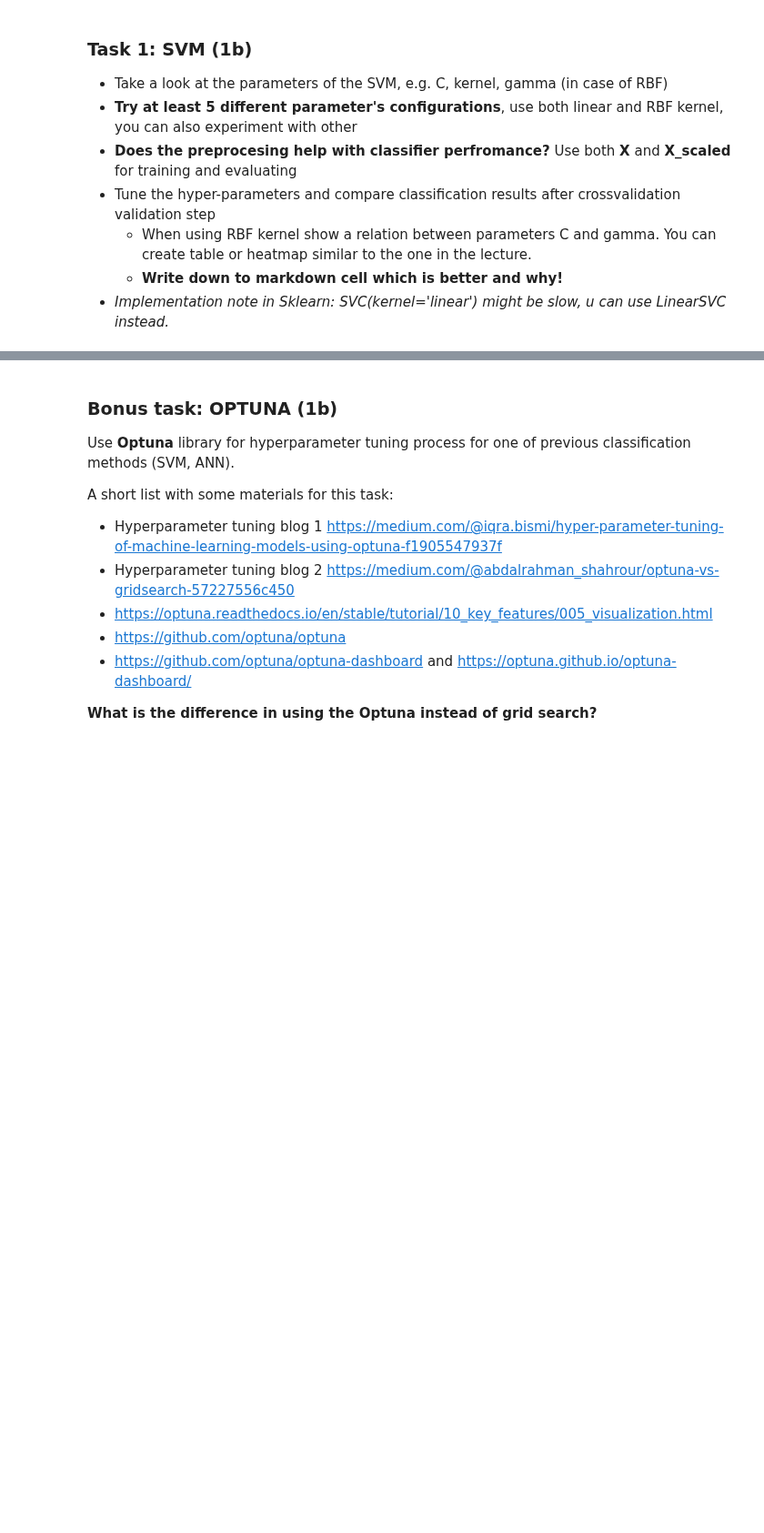
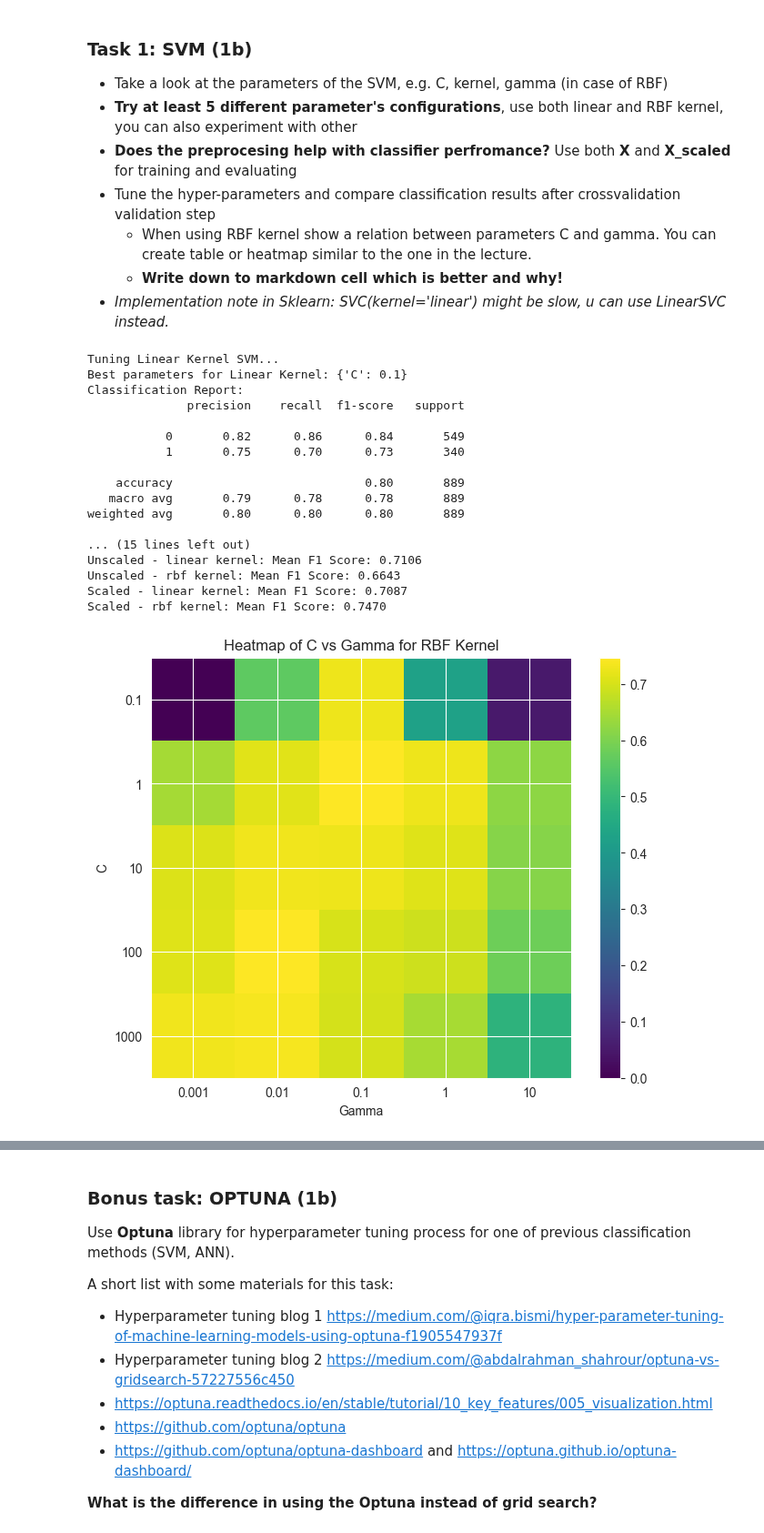
Before and after one commit to CMinusBool/SUU, a Jupyter notebook: CV6/sklearn_classification.ipynb, the cells around one changed output, grey strips where cells are left out. Shown at 91% size. Saved outputs shown, nothing was run; the diff lists cells and outputs as text; code cells hidden in the pictures; blank space fills up the shorter version.

```diff
--- a/CV6/sklearn_classification.ipynb
+++ b/CV6/sklearn_classification.ipynb
@@ -550,3 +553,64 @@ np.mean(scores), np.min(scores), np.max(scores)
     - When using RBF kernel show a relation between parameters C and gamma. You can create table or heatmap similar to the one in the lecture.
     - **Write down to markdown cell which is better and why!**
 - *Implementation note in Sklearn: SVC(kernel='linear') might be slow, u can use LinearSVC instead.*
+# %%
+param_grid_linear = {'C': [0.1, 1, 10, 100, 1000]}
+param_grid_rbf = {'C': [0.1, 1, 10, 100, 1000], 'gamma': [1e-3, 1e-2, 1e-1, 1, 10]}
+
+# Linear Kernel
+print("Tuning Linear Kernel SVM...")
+linear_svm = GridSearchCV(LinearSVC(random_state=13), param_grid_linear, cv=5, scoring='f1')
+linear_svm.fit(X_scaled, y)
+print("Best parameters for Linear Kernel:", linear_svm.best_params_)
+print("Classification Report:")
+print(classification_report(y, linear_svm.best_estimator_.predict(X_scaled)))
+
+# RBF Kernel
+print("\nTuning RBF Kernel SVM...")
+rbf_svm = GridSearchCV(SVC(kernel='rbf'), param_grid_rbf, cv=5, scoring='f1')
+rbf_svm.fit(X_scaled, y)
+print("Best parameters for RBF Kernel:", rbf_svm.best_params_)
+print("Classification Report:")
+print(classification_report(y, rbf_svm.best_estimator_.predict(X_scaled)))
+
+# Compare X vs X_scaled
+print("\nEvaluating effect of preprocessing...")
+for dataset, name in [(X, "Unscaled"), (X_scaled, "Scaled")]:
+    for kernel in ['linear', 'rbf']:
+        svc = SVC(kernel=kernel, C=rbf_svm.best_params_['C'],
+                  gamma=rbf_svm.best_params_['gamma'] if kernel == 'rbf' else 'scale')
+        scores = cross_val_score(svc, dataset, y, cv=5, scoring='f1')
+        print(f"{name} - {kernel} kernel: Mean F1 Score: {np.mean(scores):.4f}")
+
+# Plot Heatmap for RBF C vs gamma
+results = rbf_svm.cv_results_
+heatmap_data = results['mean_test_score'].reshape(len(param_grid_rbf['C']), len(param_grid_rbf['gamma']))
+
+plt.figure(figsize=(8, 6))
+plt.imshow(heatmap_data, interpolation='nearest', cmap='viridis')
+plt.colorbar()
+plt.xticks(np.arange(len(param_grid_rbf['gamma'])), param_grid_rbf['gamma'])
+plt.yticks(np.arange(len(param_grid_rbf['C'])), param_grid_rbf['C'])
+plt.xlabel('Gamma')
+plt.ylabel('C')
+plt.title('Heatmap of C vs Gamma for RBF Kernel')
+plt.show()
+# %% [output]
+Tuning Linear Kernel SVM...
+Best parameters for Linear Kernel: {'C': 0.1}
+Classification Report:
+              precision    recall  f1-score   support
+
+           0       0.82      0.86      0.84       549
+           1       0.75      0.70      0.73       340
+
+    accuracy                           0.80       889
+   macro avg       0.79      0.78      0.78       889
+weighted avg       0.80      0.80      0.80       889
+
+... (15 lines left out)
+Unscaled - linear kernel: Mean F1 Score: 0.7106
+Unscaled - rbf kernel: Mean F1 Score: 0.6643
+Scaled - linear kernel: Mean F1 Score: 0.7087
+Scaled - rbf kernel: Mean F1 Score: 0.7470
+[figure, added]
```
Also changed, not shown: parts of 26 cells of this notebook.
